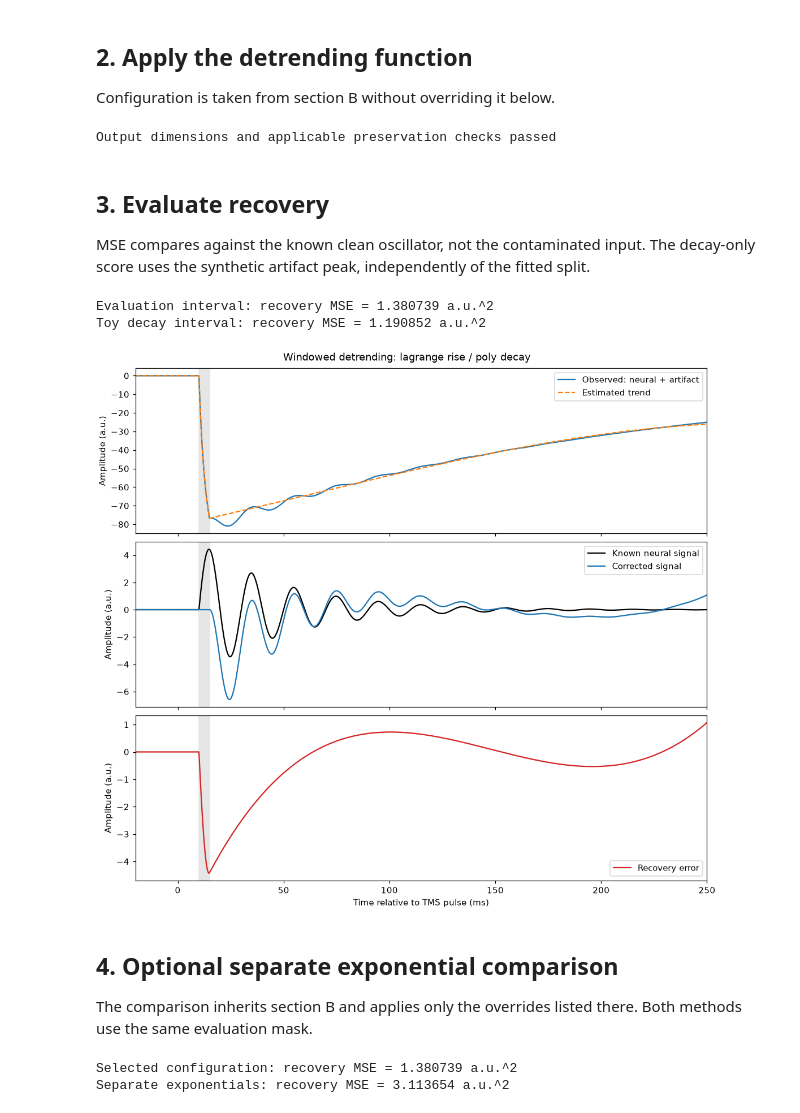
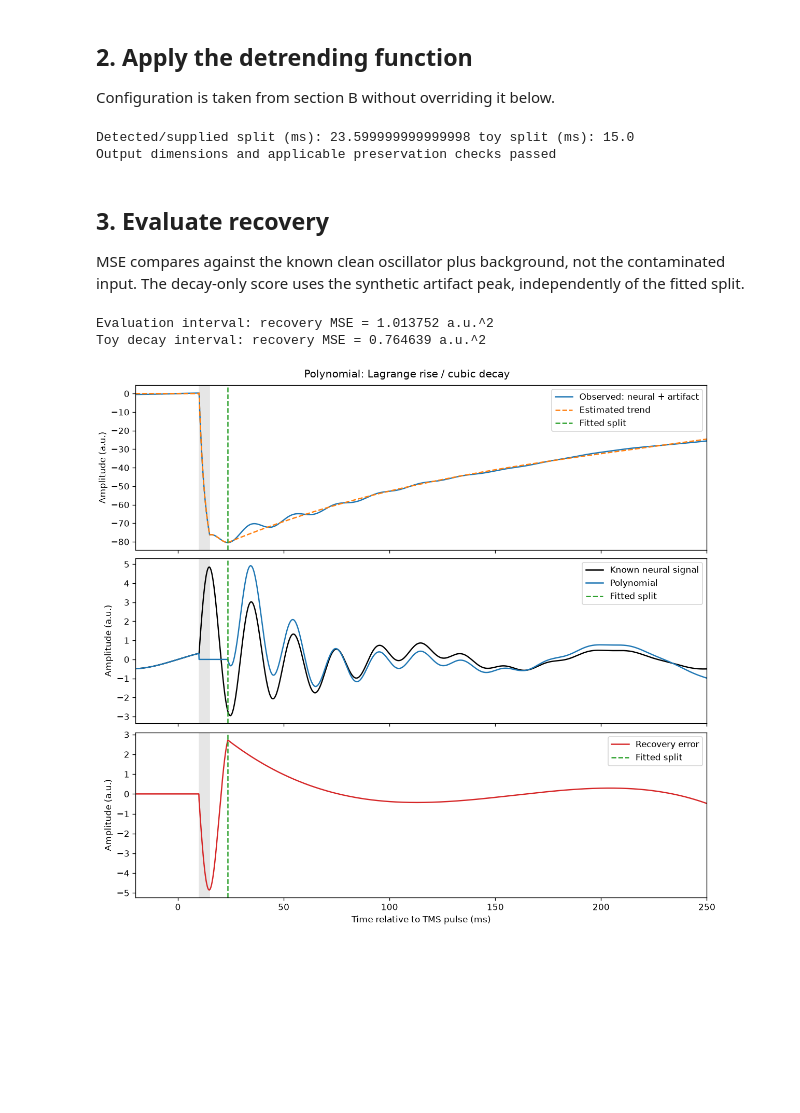
Before and after one commit to albertoarturovergani/windowedDetrend, a Jupyter notebook: scripts/PythonPlugin/demo_windowed_detrend.ipynb, the cells around one changed output. Saved outputs shown, nothing was run; the diff lists cells and outputs as text; code cells hidden in the pictures; blank space fills up the shorter version.

```diff
--- a/scripts/PythonPlugin/demo_windowed_detrend.ipynb
+++ b/scripts/PythonPlugin/demo_windowed_detrend.ipynb
@@ -36,6 +33,8 @@ Local plugin imported successfully
 These values define the synthetic input, not the detrending fit.
 # %%
 toy = dict(
+    background_amplitude=0.5, # Continuous synthetic background.
+    background_frequency_hz=11, # Background frequency in Hz.
     fs_hz=10000,             # Sampling rate in Hz; keep enough samples per fit window.
     epoch_start_s=-0.100,    # First epoch sample, relative to TMS.
     epoch_end_s=0.250,       # Exclusive epoch end; last sample is one step earlier.
@@ -55,9 +54,12 @@ All 19 core configuration fields are listed explicitly. The optional comparison
 # %%
 detrend_parameters = dict(
+    fill_mode="none",        # Demo: off. Use "gaussian" for experimental recordings.
+    fill_seed=42,            # Reproducible within Python; change for another realization.
+    fill_margin_s=0.005,     # Expand sampled rise by 5 ms each side; 0: only rise.
     mode="windowed",        # Our algorithm: separate rise and decay.
     onset_s=0.010,           # Fit start; choose after pulse-artifact handling.
-    peak_s=0.015,            # Explicit toy split; None selects automatic peak detection.
-    peak_search_end_s=0.100, # Automatic search stops here, or at correction end.
+    peak_s=None,             # Detect the peak in the user-chosen search window.
+    peak_search_end_s=0.030, # Automatic search stops here, or at correction end.
     end_s=None,             # None uses last epoch sample; otherwise supply seconds.
     rise_model="lagrange",  # Alternatives: poly, singlerise (see options below).
     decay_model="poly",     # Alternatives: singledecay, doubledecay.
@@ -75,14 +77,9 @@ detrend_parameters = dict(
     global_model="biexp",   # Inactive in windowed mode; external-comparator setting only.
 )
 
-# Optional comparison uses the same intervals/search settings with these overrides.
-run_exponential_comparison = True
-exponential_overrides = dict(rise_model="singlerise", decay_model="singledecay",
-                             constrain_rise=True, constrain_decay=True)
-
 # Evaluation and display are independent of fitting parameters.
 evaluation_start_s = toy["onset_s"]
-evaluation_end_s = None       # None: last epoch sample; metrics use this same mask for both fits.
+evaluation_end_s = None       # None: last epoch sample; MSE interval for the polynomial fit.
 plot_limits_ms = (-20, 250)   # Display only; does not change fitting or MSE.
 # %% [markdown]
 ## Parameter options and interpretation
@@ -150,6 +145,7 @@ sample_stop = int(round(toy["epoch_end_s"] * toy["fs_hz"]))
 times = np.arange(sample_start, sample_stop) / toy["fs_hz"]
 u = np.maximum(times - toy["onset_s"], 0)
 neural = toy["neural_amplitude"] * np.exp(-toy["neural_damping_per_s"] * u) * np.sin(2*np.pi*toy["neural_frequency_hz"]*u)
+neural += toy["background_amplitude"] * np.sin(2*np.pi*toy["background_frequency_hz"]*times)
 artifact = toy["artifact_gain"] * (1-np.exp(-u/toy["tau_rise_s"]))
 decay = times >= toy["peak_s"]
 artifact[decay] = toy["artifact_gain"] * (1-np.exp(-(toy["peak_s"]-toy["onset_s"])/toy["tau_rise_s"])) * np.exp(-(times[decay]-toy["peak_s"])/toy["tau_decay_s"])
@@ -164,20 +160,31 @@ Configuration is taken from section B without overriding it below.
 # %%
 cfg = Config(**detrend_parameters)
 corrected, trend, diagnostics = detrend(data, times, cfg)
+detected_peak_s = diagnostics["fits"][0]["peak_s"]
+print("Detected/supplied split (ms):",1000*detected_peak_s,"toy split (ms):",1000*toy["peak_s"])
 assert corrected.shape == data.shape
 if cfg.pre_degree is None:
-    np.testing.assert_array_equal(corrected[..., times < cfg.onset_s], data[..., times < cfg.onset_s])
+    outside = times < cfg.onset_s
+    for fit in diagnostics["fits"]:
+        protected = outside.copy()
+        if "fill" in fit:
+            fill = fit["fill"]
+            protected[fill["target_first"]:fill["target_last"]+1] = False
+        np.testing.assert_array_equal(corrected[fit["epoch"],fit["channel"],protected],
+                                      data[fit["epoch"],fit["channel"],protected])
 if cfg.mode == "windowed" and cfg.rise_model == "lagrange":
     for fit in diagnostics["fits"]:
         rise = (times >= cfg.onset_s) & (times < fit["peak_s"])
-        np.testing.assert_allclose(corrected[fit["epoch"], fit["channel"], rise], 0, atol=1e-12)
+        before_fill = data - trend
+        np.testing.assert_allclose(before_fill[fit["epoch"],fit["channel"],rise],0,atol=1e-12)
 print("Output dimensions and applicable preservation checks passed")
 # %% [output]
+Detected/supplied split (ms): 23.599999999999998 toy split (ms): 15.0
 Output dimensions and applicable preservation checks passed
 # %% [markdown]
 ## 3. Evaluate recovery
 
-MSE compares against the known clean oscillator, not the contaminated input. The decay-only score uses the synthetic artifact peak, independently of the fitted split.
+MSE compares against the known clean oscillator plus background, not the contaminated input. The decay-only score uses the synthetic artifact peak, independently of the fitted split.
 # %%
 evaluation_end = times[-1] if evaluation_end_s is None else evaluation_end_s
 mask = (times >= evaluation_start_s) & (times <= evaluation_end)
@@ -187,42 +194,26 @@ for label, selected in [("Evaluation interval", mask), ("Toy decay interval", de
     score = np.mean((corrected[0, 0, selected] - neural[selected]) ** 2)
     print(f"{label}: recovery MSE = {score:.6f} a.u.^2")
 # %% [output]
-Evaluation interval: recovery MSE = 1.380739 a.u.^2
-Toy decay interval: recovery MSE = 1.190852 a.u.^2
+Evaluation interval: recovery MSE = 1.013752 a.u.^2
+Toy decay interval: recovery MSE = 0.764639 a.u.^2
 # %%
 fig, axes = plt.subplots(3, 1, figsize=(10, 9), sharex=True,
                          layout="constrained")
 axes[0].plot(times * 1000, data[0, 0], label="Observed: neural + artifact")
 axes[0].plot(times * 1000, trend[0, 0], "--", label="Estimated trend")
 axes[1].plot(times * 1000, neural, "k", label="Known neural signal")
-axes[1].plot(times * 1000, corrected[0, 0], label="Corrected signal")
+axes[1].plot(times * 1000, corrected[0, 0], label="Polynomial")
 axes[2].plot(times * 1000, corrected[0, 0] - neural, color="tab:red",
              label="Recovery error")
 for ax in axes:
     ax.axvspan(toy["onset_s"] * 1000, toy["peak_s"] * 1000, color="0.9")
+    ax.axvline(detected_peak_s*1000, linestyle="--", color="tab:green", label="Fitted split")
     ax.set_ylabel("Amplitude (a.u.)")
     ax.legend(loc="best")
 axes[-1].set_xlabel("Time relative to TMS pulse (ms)")
 axes[-1].set_xlim(*plot_limits_ms)
-fig.suptitle(f"Windowed detrending: {cfg.rise_model} rise / {cfg.decay_model} decay")
+fig.suptitle("Polynomial: Lagrange rise / cubic decay")
 plt.show()
 # %% [output]
-[figure, old version]
+[figure, new version]
-# %% [markdown]
-## 4. Optional separate exponential comparison
-
-The comparison inherits section B and applies only the overrides listed there. Both methods use the same evaluation mask.
-# %%
-if run_exponential_comparison:
-    comparison_parameters = {**detrend_parameters, **exponential_overrides}
-    cfg_exp = Config(**comparison_parameters)
-    corrected_exp, trend_exp, diagnostics_exp = detrend(data, times, cfg_exp)
-    for label, result in [("Selected configuration", corrected), ("Separate exponentials", corrected_exp)]:
-        score = np.mean((result[0, 0, mask] - neural[mask]) ** 2)
-        print(f"{label}: recovery MSE = {score:.6f} a.u.^2")
-else:
-    print("Optional comparison disabled")
-# %% [output]
-Selected configuration: recovery MSE = 1.380739 a.u.^2
-Separate exponentials: recovery MSE = 3.113654 a.u.^2
 # %% [markdown]
```
Also changed, not shown: parts of 4 cells of this notebook, 46 other files.
